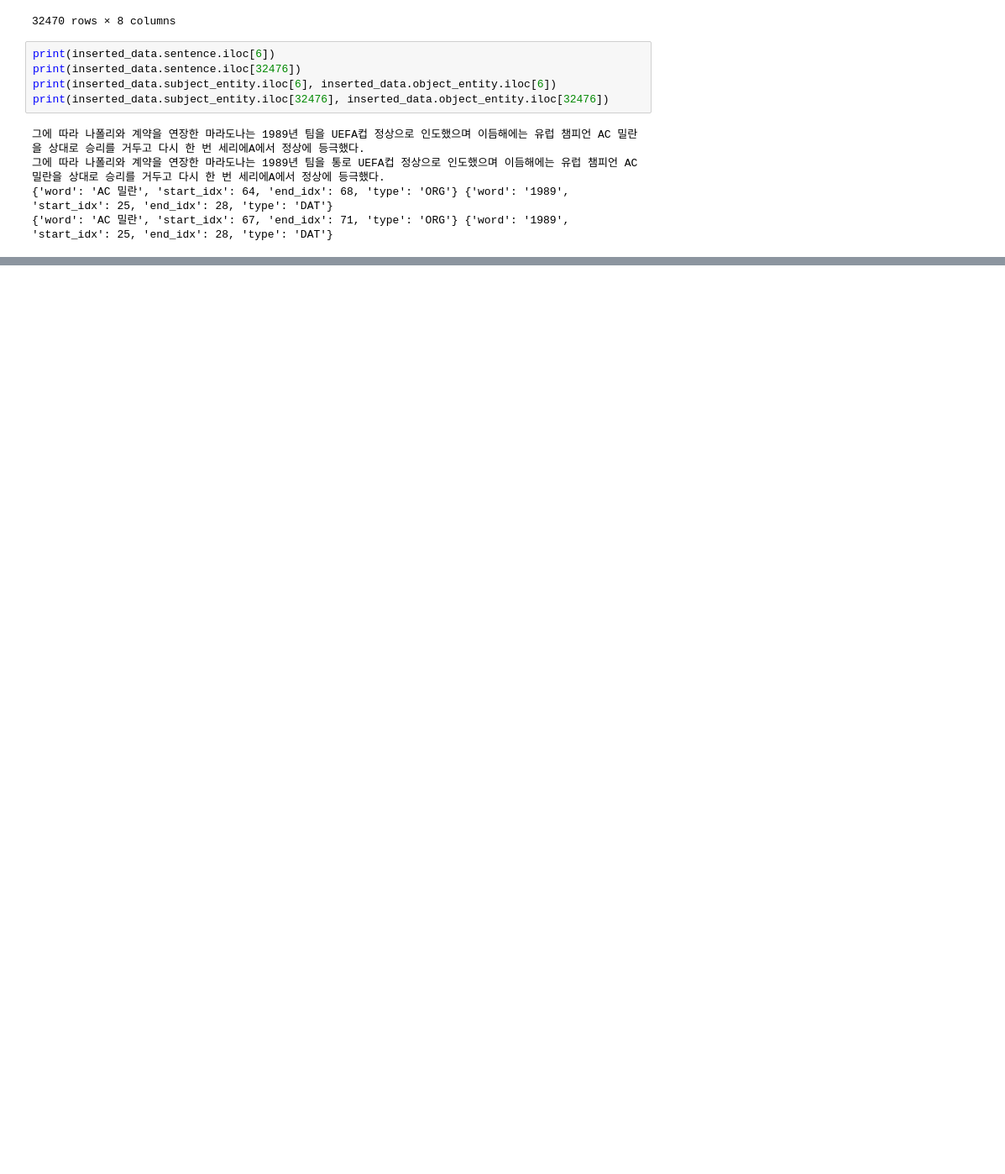
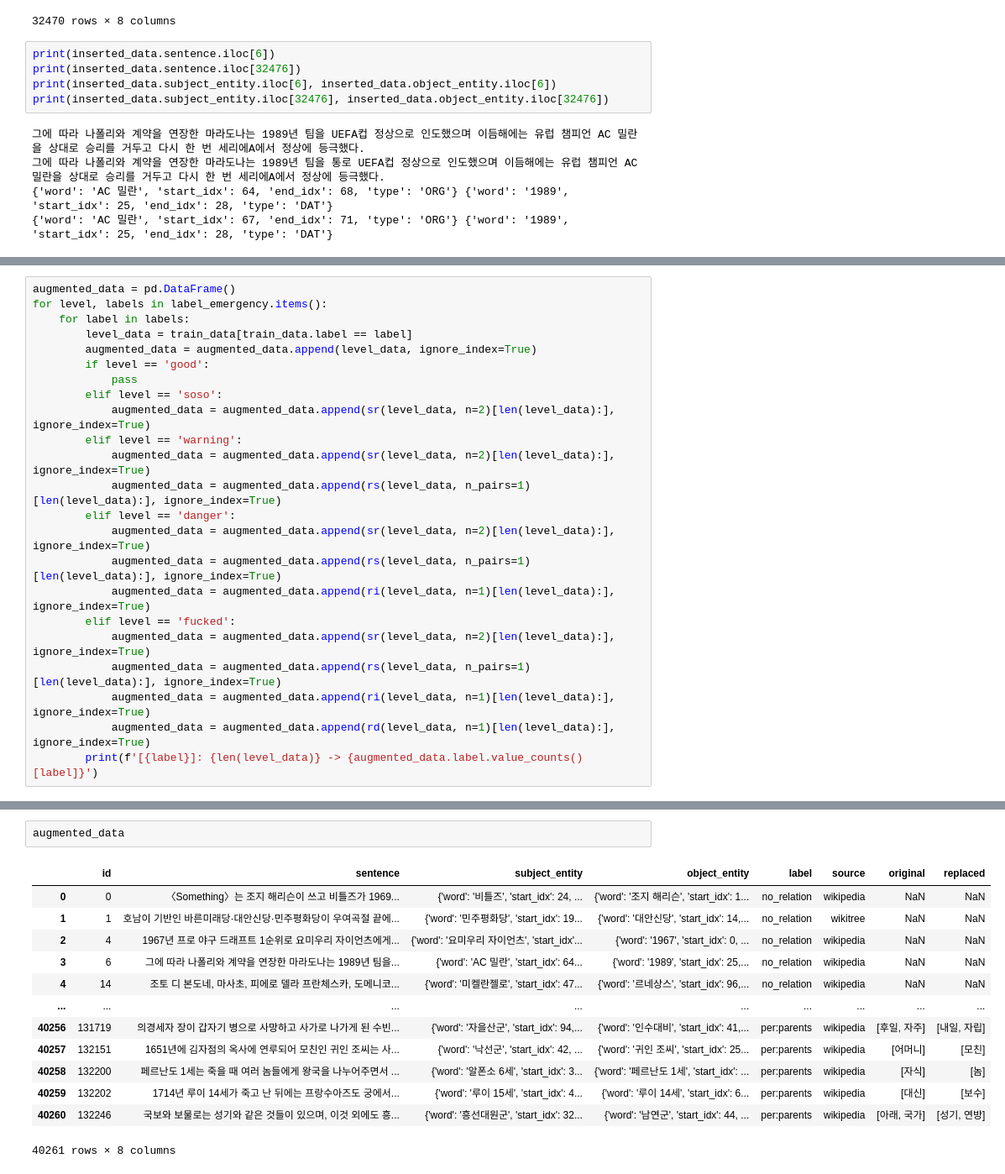
Before and after one commit to boostcampaitech5/level2_klue-nlp-09, a Jupyter notebook: preprocessing/kor_eda_ksh.ipynb, the cells around one changed output, grey strips where cells are left out. Shown at 84% size. Cells and saved outputs as stored; diff of their text form; blank space fills up the shorter version.

```diff
--- a/preprocessing/kor_eda_ksh.ipynb
+++ b/preprocessing/kor_eda_ksh.ipynb
@@ -625,0 +724,23 @@ print(inserted_data.subject_entity.iloc[32476], inserted_data.object_entity.iloc
+# %%
+augmented_data = pd.DataFrame()
+for level, labels in label_emergency.items():
+    for label in labels:
+        level_data = train_data[train_data.label == label]
+        augmented_data = augmented_data.append(level_data, ignore_index=True)
+        if level == 'good':
+            pass
+        elif level == 'soso':
+            augmented_data = augmented_data.append(sr(level_data, n=2)[len(level_data):], ignore_index=True)
+        elif level == 'warning':
+            augmented_data = augmented_data.append(sr(level_data, n=2)[len(level_data):], ignore_index=True)
+            augmented_data = augmented_data.append(rs(level_data, n_pairs=1)[len(level_data):], ignore_index=True)
+        elif level == 'danger':
+            augmented_data = augmented_data.append(sr(level_data, n=2)[len(level_data):], ignore_index=True)
+            augmented_data = augmented_data.append(rs(level_data, n_pairs=1)[len(level_data):], ignore_index=True)
+            augmented_data = augmented_data.append(ri(level_data, n=1)[len(level_data):], ignore_index=True)
+        elif level == 'fucked':
+            augmented_data = augmented_data.append(sr(level_data, n=2)[len(level_data):], ignore_index=True)
+            augmented_data = augmented_data.append(rs(level_data, n_pairs=1)[len(level_data):], ignore_index=True)
+            augmented_data = augmented_data.append(ri(level_data, n=1)[len(level_data):], ignore_index=True)
+            augmented_data = augmented_data.append(rd(level_data, n=1)[len(level_data):], ignore_index=True)
+        print(f'[{label}]: {len(level_data)} -> {augmented_data.label.value_counts()[label]}')
@@ -625,0 +765,16 @@ print(inserted_data.subject_entity.iloc[32476], inserted_data.object_entity.iloc
+# %%
+augmented_data
+# %% [output]
+|  | id | sentence | subject_entity | object_entity | label | source | original | replaced |
+| 0 | 0 | 〈Something〉는 조지 해리슨이 쓰고 비틀즈가 1969... | {'word': '비틀즈', 'start_idx': 24, ... | {'word': '조지 해리슨', 'start_idx': 1... | no_relation | wikipedia | NaN | NaN |
+| 1 | 1 | 호남이 기반인 바른미래당·대안신당·민주평화당이 우여곡절 끝에... | {'word': '민주평화당', 'start_idx': 19... | {'word': '대안신당', 'start_idx': 14,... | no_relation | wikitree | NaN | NaN |
+| 2 | 4 | 1967년 프로 야구 드래프트 1순위로 요미우리 자이언츠에게... | {'word': '요미우리 자이언츠', 'start_idx'... | {'word': '1967', 'start_idx': 0, ... | no_relation | wikipedia | NaN | NaN |
+| 3 | 6 | 그에 따라 나폴리와 계약을 연장한 마라도나는 1989년 팀을... | {'word': 'AC 밀란', 'start_idx': 64... | {'word': '1989', 'start_idx': 25,... | no_relation | wikipedia | NaN | NaN |
+| 4 | 14 | 조토 디 본도네, 마사초, 피에로 델라 프란체스카, 도메니코... | {'word': '미켈란젤로', 'start_idx': 47... | {'word': '르네상스', 'start_idx': 96,... | no_relation | wikipedia | NaN | NaN |
+| ... | ... | ... | ... | ... | ... | ... | ... | ... |
+| 40256 | 131719 | 의경세자 장이 갑자기 병으로 사망하고 사가로 나가게 된 수빈... | {'word': '자을산군', 'start_idx': 94,... | {'word': '인수대비', 'start_idx': 41,... | per:parents | wikipedia | [후일, 자주] | [내일, 자립] |
+| 40257 | 132151 | 1651년에 김자점의 옥사에 연루되어 모친인 귀인 조씨는 사... | {'word': '낙선군', 'start_idx': 42, ... | {'word': '귀인 조씨', 'start_idx': 25... | per:parents | wikipedia | [어머니] | [모친] |
+| 40258 | 132200 | 페르난도 1세는 죽을 때 여러 놈들에게 왕국을 나누어주면서 ... | {'word': '알폰소 6세', 'start_idx': 3... | {'word': '페르난도 1세', 'start_idx': ... | per:parents | wikipedia | [자식] | [놈] |
+| 40259 | 132202 | 1714년 루이 14세가 죽고 난 뒤에는 프랑수아즈도 궁에서... | {'word': '루이 15세', 'start_idx': 4... | {'word': '루이 14세', 'start_idx': 6... | per:parents | wikipedia | [대신] | [보수] |
+| 40260 | 132246 | 국보와 보물로는 성기와 같은 것들이 있으며, 이것 외에도 흥... | {'word': '흥선대원군', 'start_idx': 32... | {'word': '남연군', 'start_idx': 44, ... | per:parents | wikipedia | [아래, 국가] | [성기, 연방] |
+40261 rows × 8 columns
```
Also changed, not shown: parts of 17 cells of this notebook, 6 other files.
